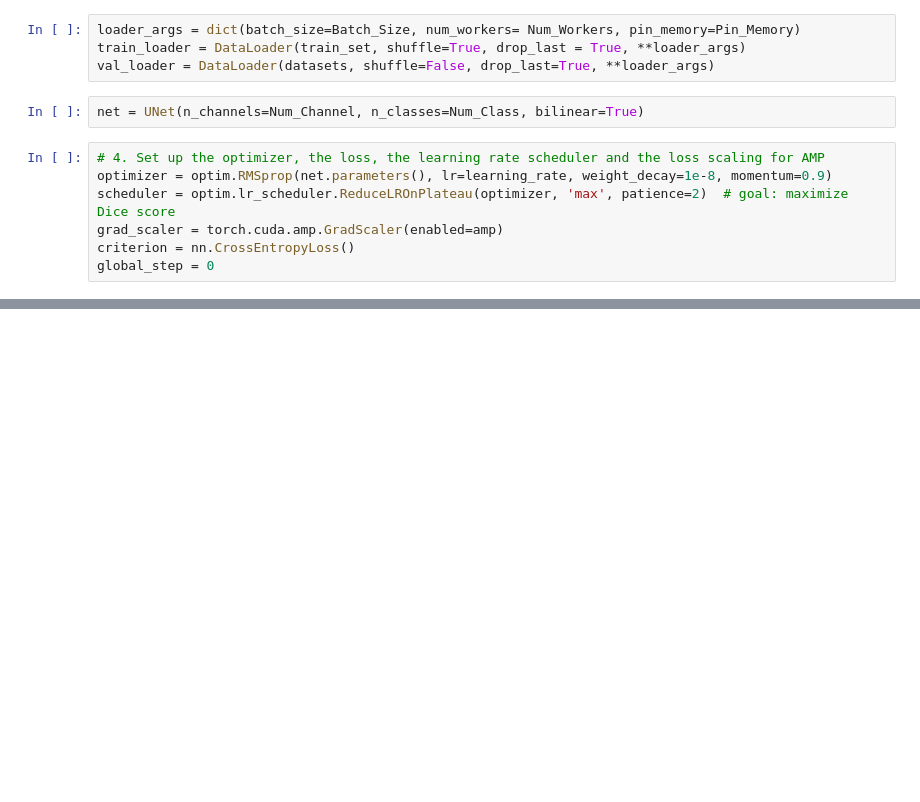
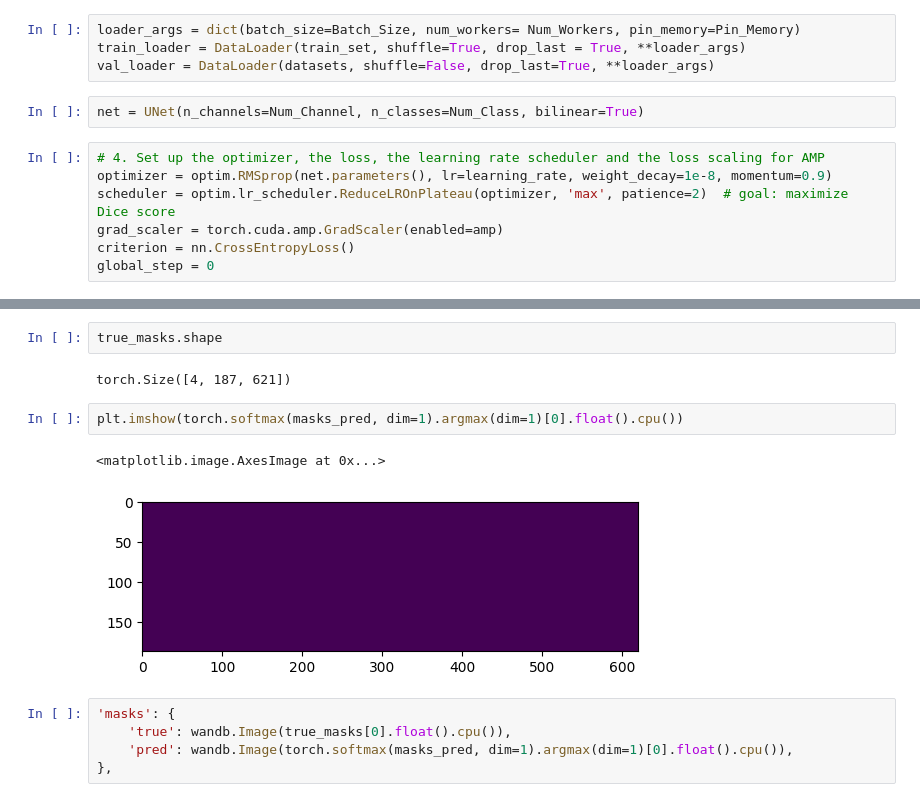
Before and after one commit to kshf59/Ensemble-Net, a Jupyter notebook: dataLoder.ipynb, the cells around one changed output, grey strips where cells are left out. Drawn from its saved outputs; the diff is of its cells as text; blank space fills up the shorter version.

```diff
--- a/dataLoder.ipynb
+++ b/dataLoder.ipynb
@@ -115,0 +171,14 @@ for epoch in range(epochs):
+# %%
+true_masks.shape
+# %% [output]
+torch.Size([4, 187, 621])
+# %%
+plt.imshow(torch.softmax(masks_pred, dim=1).argmax(dim=1)[0].float().cpu())
+# %% [output]
+<matplotlib.image.AxesImage at 0x...>
+[figure, added]
+# %%
+'masks': {
+    'true': wandb.Image(true_masks[0].float().cpu()),
+    'pred': wandb.Image(torch.softmax(masks_pred, dim=1).argmax(dim=1)[0].float().cpu()),
+},
```
Also changed, not shown: parts of 15 cells of this notebook, 3 other files.
